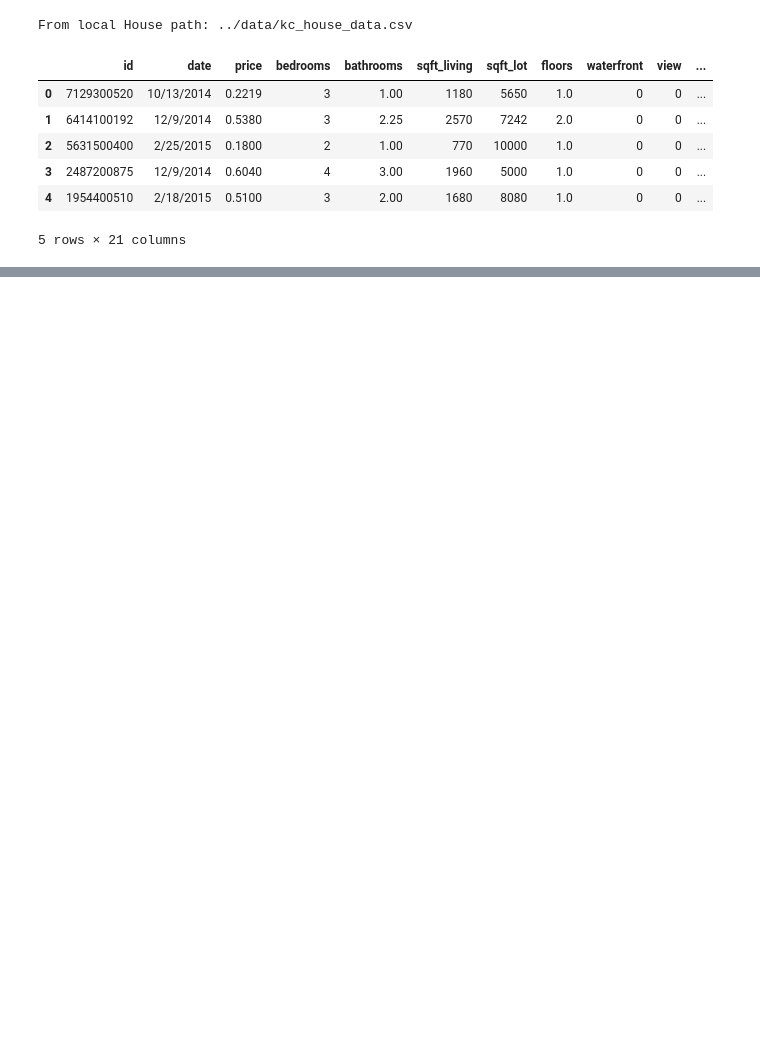
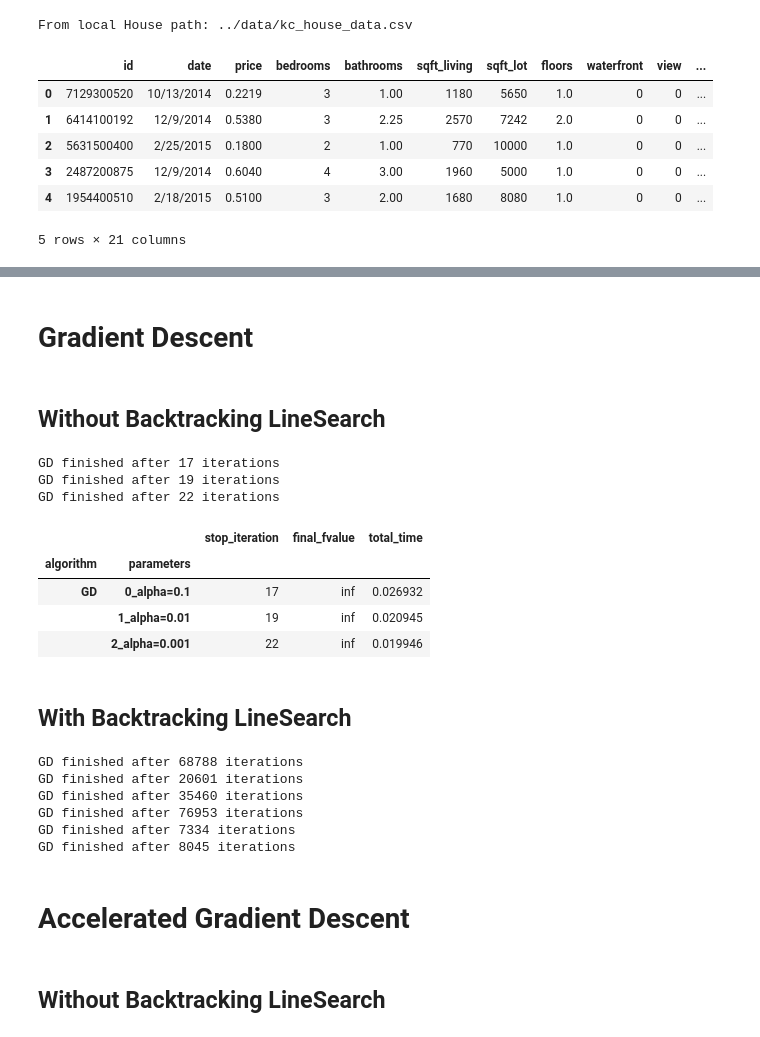
Before and after one commit to PhuongNTM195/advanced-optimization, a Jupyter notebook: src/Exercise2.ipynb, the cells around one changed output, grey strips where cells are left out. Cells and saved outputs as stored; diff of their text form; code cells hidden in the pictures; blank space fills up the shorter version.

```diff
--- a/src/Exercise2.ipynb
+++ b/src/Exercise2.ipynb
@@ -51,3 +55,67 @@ ls.hess
 | long | -824.134300 | -517.122556 | -5.084317e+05 | -3.688137e+06 | -365.185395 | -1.845888 | -57.286967 | -833.458026 | -1.871750e+03 | ... |
 | sqft_living15 | 13898.503427 | 9007.440128 | 9.217529e+06 | 6.821154e+07 | 6143.723421 | 40.249583 | 1225.742360 | 13465.090202 | 3.157506e+04 | ... |
 | sqft_lot15 | 87612.824875 | 57694.408779 | 6.231660e+07 | 2.007733e+09 | 37809.903686 | 337.911836 | 9026.398963 | 86897.957214 | 2.031521e+05 | ... |
+# %% [markdown]
+# Gradient Descent
+# %% [markdown]
+## Without Backtracking LineSearch
+# %%
+config = []
+for alpha_ in [1e-1, 1e-2, 1e-3]:
+    gd = gradient_descent(ls, alpha=alpha_)
+    tmp = {
+                'optimation': 'GD',
+                'use_backtracking': False,
+                'parameter': {
+                    'alpha': str(alpha_),
+                },
+                'result': gd
+            }
+    config.append(tmp)
+config_ = print_result(config)
+# %% [output]
+GD finished after 17 iterations
+GD finished after 19 iterations
+GD finished after 22 iterations
+|  |  | stop_iteration | final_fvalue | total_time |
+| algorithm | parameters |  |  |  |
+| GD | 0_alpha=0.1 | 17 | inf | 0.026932 |
+|  | 1_alpha=0.01 | 19 | inf | 0.020945 |
+|  | 2_alpha=0.001 | 22 | inf | 0.019946 |
+# %% [markdown]
+## With Backtracking LineSearch
+# %%
+config = []
+for alpha_bar in [0.1,0.5,1]:
+    for ro  in [0.1, 0.5, 0.9]:
+            # c = 0.5
+        for c in [0.1, 0.5, 0.9]:
+            # print('_'*50)
+            # print('alpha_bar=', alpha_bar)
+            # print('ro=', ro)
+            # print('c=',c)
+            gd_ls = gradient_descent(ls, use_line_search=True, alpha_bar=alpha_bar, ro=ro, c=c)
+#             print(gd_bt)
+            tmp = {
+                'optimation': 'GD',
+                'use_backtracking': True,
+                'parameter': {
+                    'alpha_bar': str(alpha_bar),
+                    'ro': str(ro),
+                    'c': str(c)
+                },
+                'result': gd_ls
+            }
+            config.append(tmp)
+config_ = print_result(config)
+# %% [output]
+GD finished after 68788 iterations
+GD finished after 20601 iterations
+GD finished after 35460 iterations
+GD finished after 76953 iterations
+GD finished after 7334 iterations
+GD finished after 8045 iterations
+# %% [markdown]
+# Accelerated Gradient Descent
+# %% [markdown]
+## Without Backtracking LineSearch
```
Also changed, not shown: parts of 9 cells of this notebook, 5 other files.
